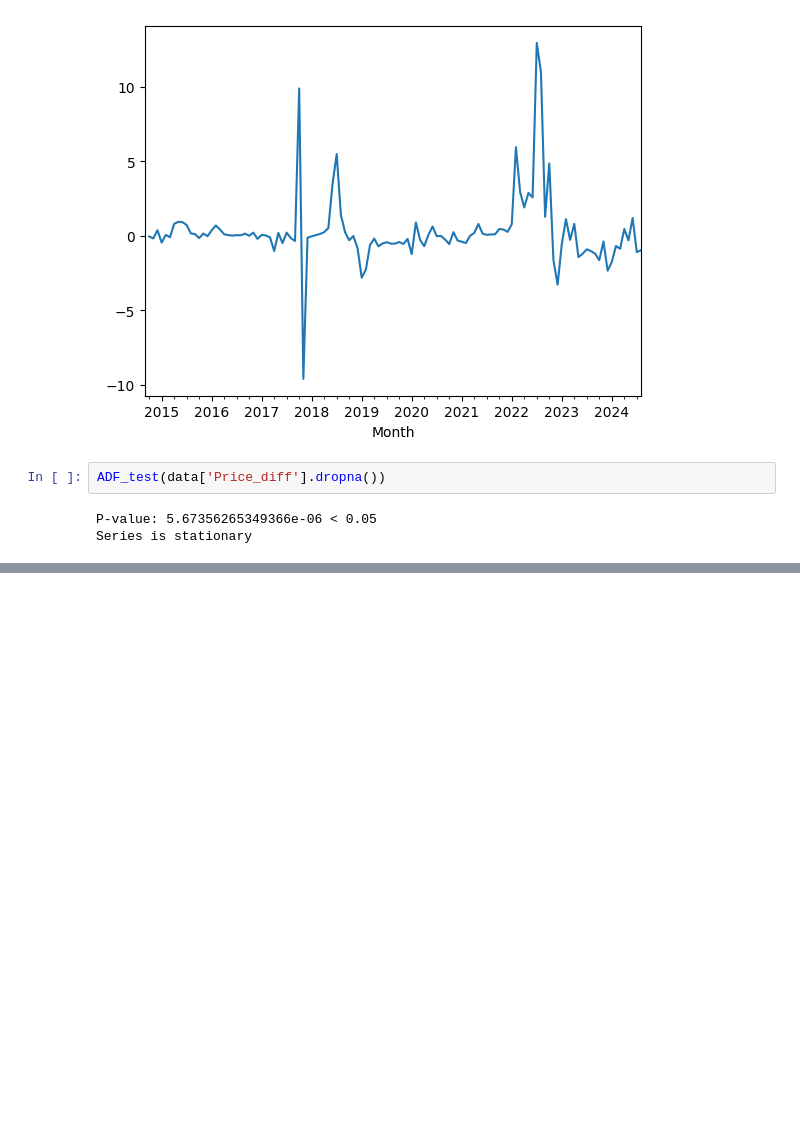
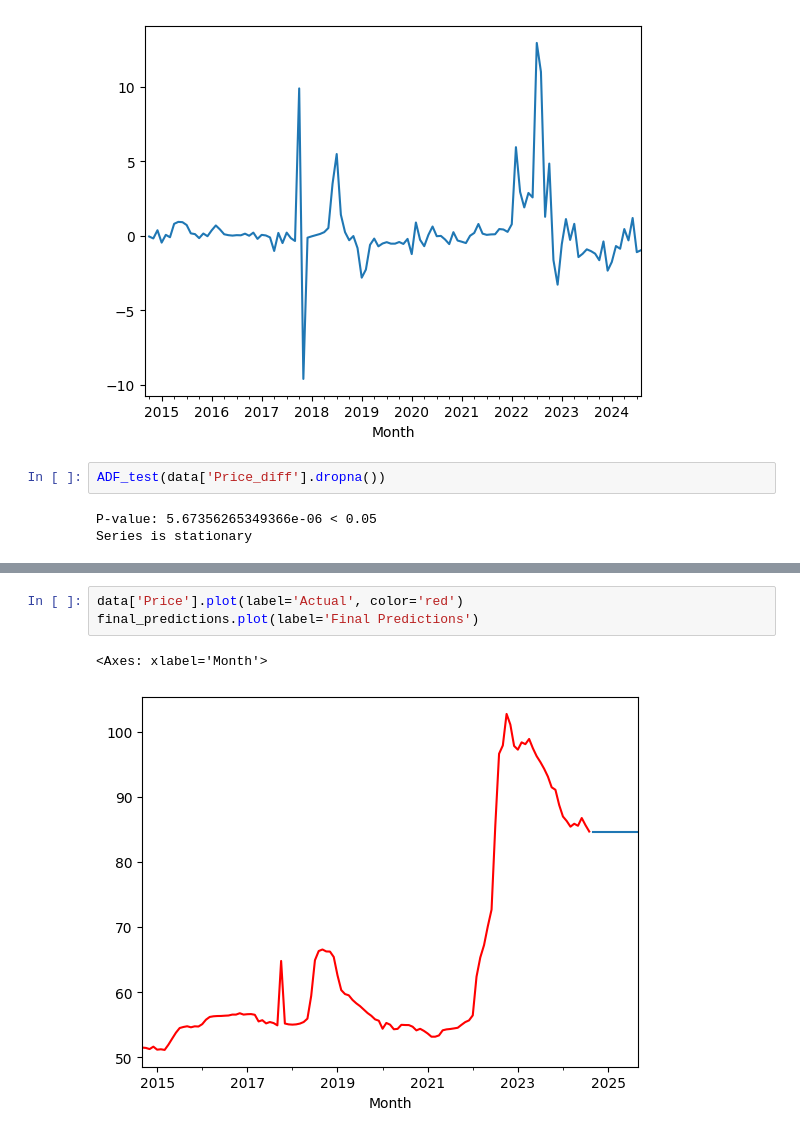
Before and after one commit to LeinnarF/Math_Modeling_Research_ARIMAX, a Jupyter notebook: MathModel.ipynb, the cells around one changed output, grey strips where cells are left out. Cells and saved outputs as stored; diff of their text form; blank space fills up the shorter version.

```diff
--- a/MathModel.ipynb
+++ b/MathModel.ipynb
@@ -99,0 +216,6 @@ Series is stationary
+# %%
+data['Price'].plot(label='Actual', color='red')
+final_predictions.plot(label='Final Predictions')
+# %% [output]
+<Axes: xlabel='Month'>
+[figure, added]
```
Also changed, not shown: parts of 14 cells of this notebook, 5 other files.
